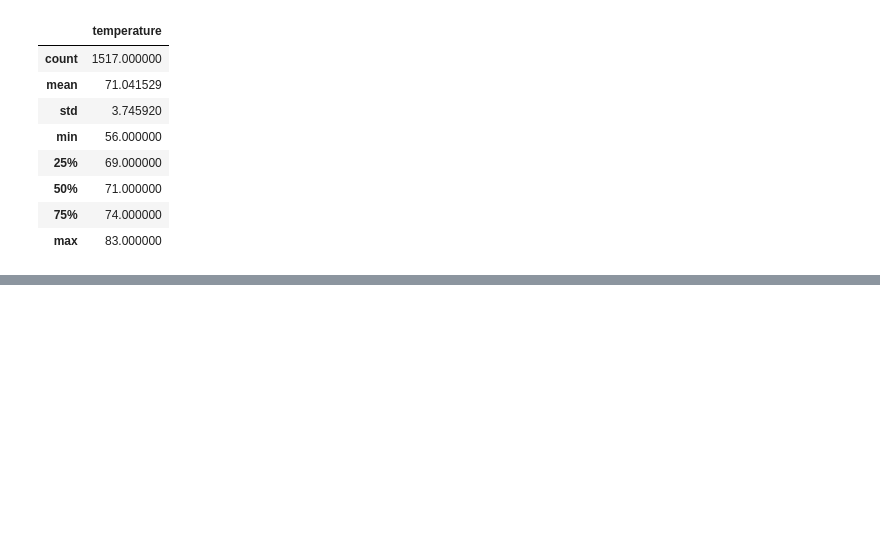
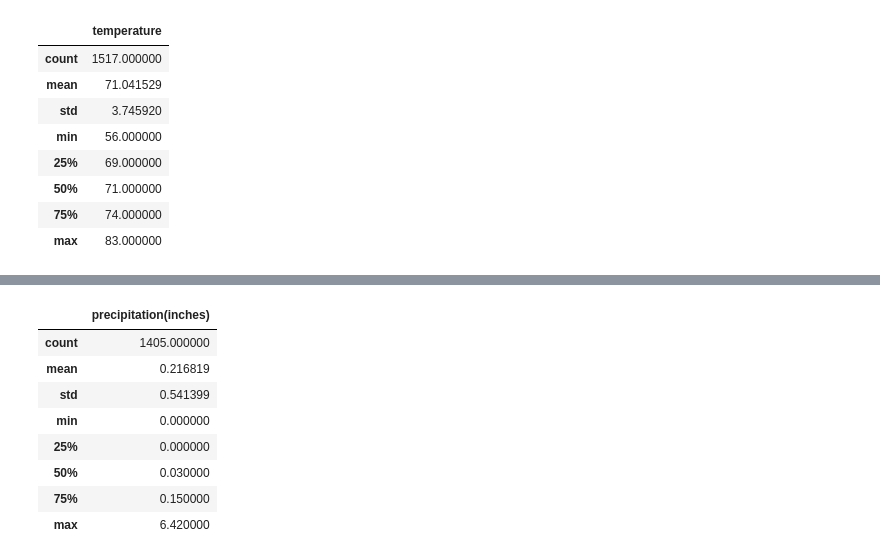
Before and after one commit to Angienoelhaverly/Surfs_Up, a Jupyter notebook: SurfsUp_Challenge.ipynb, the cells around one changed output, grey strips where cells are left out. Saved outputs shown, nothing was run; the diff lists cells and outputs as text; code cells hidden in the pictures; blank space fills up the shorter version.

```diff
--- a/SurfsUp_Challenge.ipynb
+++ b/SurfsUp_Challenge.ipynb
@@ -114,0 +164,4 @@ dec_temps_df.describe()
+# %%
+#  3. Convert the Dec precipitation to a list.
+dec_prcp = session.query(Measurement.date, Measurement.prcp).filter(extract('month', Measurement.date) == 12).all()
+print(dec_prcp)
@@ -114,0 +170,4 @@ dec_temps_df.describe()
+# %%
+# 4. Create a DataFrame from the amount of rain for the month of June.
+dec_prcp_df = pd.DataFrame(dec_prcp, columns=['date', 'precipitation(inches)'])
+print(dec_prcp_df)
@@ -114,0 +189,13 @@ dec_temps_df.describe()
+# %%
+# 5. Calculate and print out the summary statistics for the Dec precip DataFrame.
+dec_prcp_df.describe()
+# %% [output]
+|  | precipitation(inches) |
+| count | 1405.000000 |
+| mean | 0.216819 |
+| std | 0.541399 |
+| min | 0.000000 |
+| 25% | 0.000000 |
+| 50% | 0.030000 |
+| 75% | 0.150000 |
+| max | 6.420000 |
```
Also changed, not shown: parts of 17 cells of this notebook, 1 other file.
